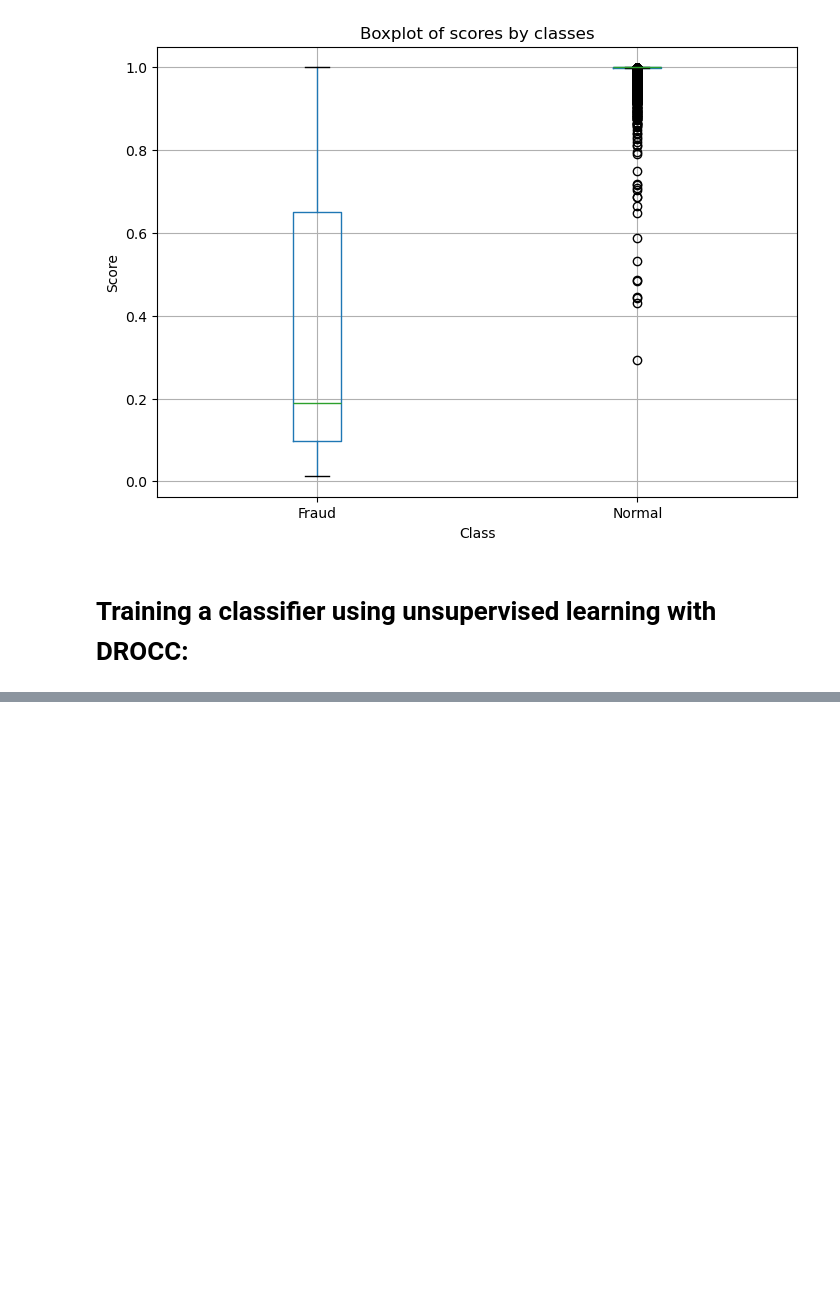
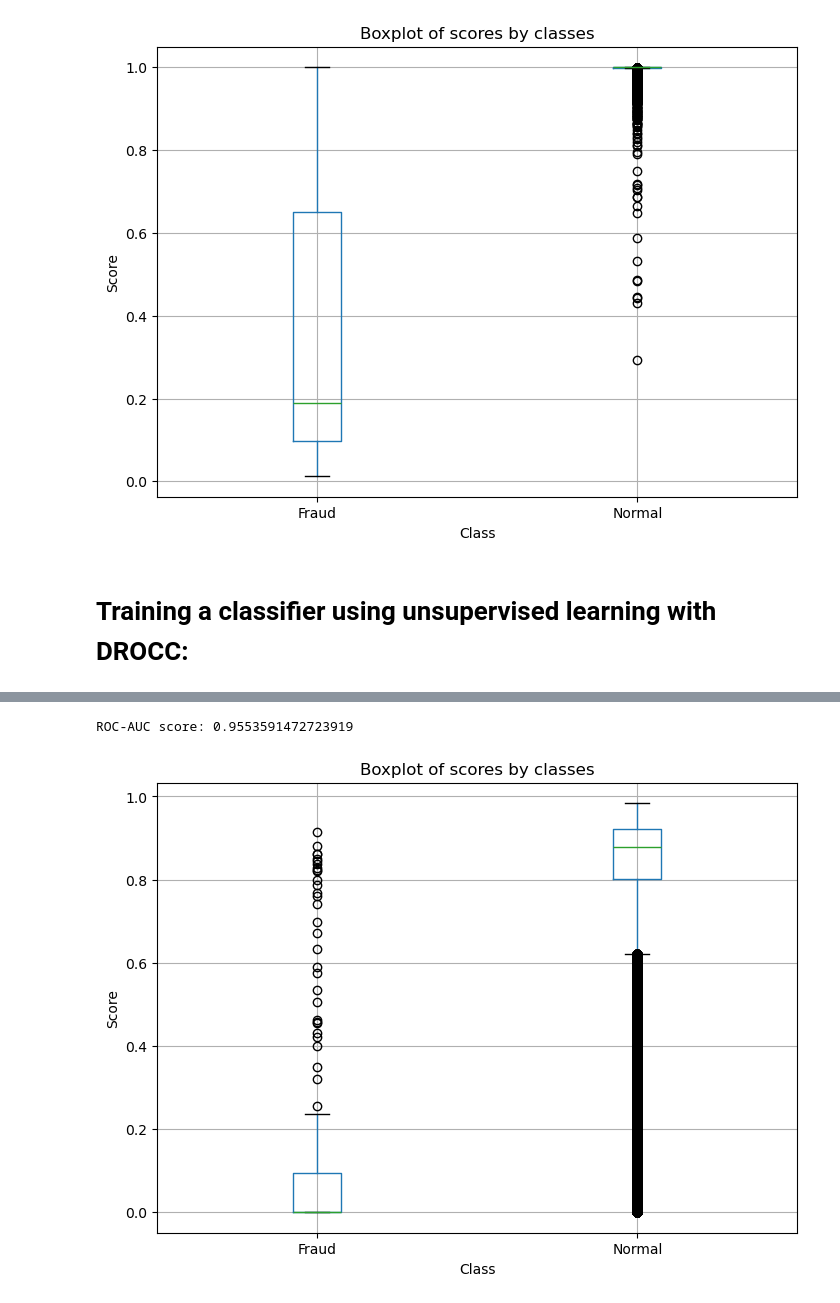
Before and after one commit to vilhess/CreditCardFraud, a Jupyter notebook: experiments.ipynb, the cells around one changed output, grey strips where cells are left out. Drawn from its saved outputs; the diff is of its cells as text; code cells hidden in the pictures; blank space fills up the shorter version.

```diff
--- a/experiments.ipynb
+++ b/experiments.ipynb
@@ -165,3 +189,10 @@ plt.show()
+# %%
+scaler = StandardScaler()
+
+train, test = train.copy(), test.copy()
+
+train['Amount'] = scaler.fit_transform(train['Amount'].values.reshape(-1, 1))
+test['Amount'] = scaler.transform(test['Amount'].values.reshape(-1, 1))
 # %%
 LR=1e-3
 EPOCHS=4
@@ -189,3 +220,5 @@ optimizer = optim.Adam(model.parameters(), lr=LR)
 trainer = DROCCTrainer(model, optimizer, lamda=LAMBDA, radius=RADIUS, gamma=GAMMA, device=DEVICE)
 trainer.train(trainloader, learning_rate=LR, lr_scheduler=adjust_learning_rate, total_epochs=EPOCHS,
              ascent_step_size=ASCENT_STEP_SIZE, ascent_num_steps=ASCENT_NUM_STEPS, only_ce_epochs = CE_EPOCHS)
+
+model = trainer.model
@@ -191,0 +230,37 @@ trainer.train(trainloader, learning_rate=LR, lr_scheduler=adjust_learning_rate,
+# %%
+all_preds = []
+all_tar = []
+
+model.eval()
+with torch.no_grad():
+    for test_batch, targets in tqdm(testloader, leave=True):
+        test_batch, targets = test_batch.to(DEVICE), targets.to(DEVICE)
+        preds = torch.sigmoid(model(test_batch).squeeze())
+        all_preds.append(preds.cpu())
+        all_tar.append(targets.cpu())
+
+all_tar = torch.cat(all_tar)
+all_preds = torch.cat(all_preds)
+
+score = roc_auc_score(all_tar, all_preds)
+print(f"ROC-AUC score: {score}")
+# %% [output]
+ROC-AUC score: 0.9553591472723919
+# %%
+results = pd.DataFrame({})
+results["pred"] = all_preds
+results['class']=all_tar
+# %%
+results.boxplot(column='pred', by='class', figsize=(8, 6))
+
+# Ajouter des labels et un titre
+plt.title("Boxplot of scores by classes")
+plt.suptitle("")  # Supprime le titre automatique de pandas
+plt.xlabel("Class")
+plt.ylabel("Score")
+plt.xticks(ticks=[1, 2], labels=['Fraud', 'Normal'])
+
+# Afficher le graphique
+plt.show()
+# %% [output]
+[figure, added]
```
Also changed, not shown: parts of 5 cells of this notebook.
